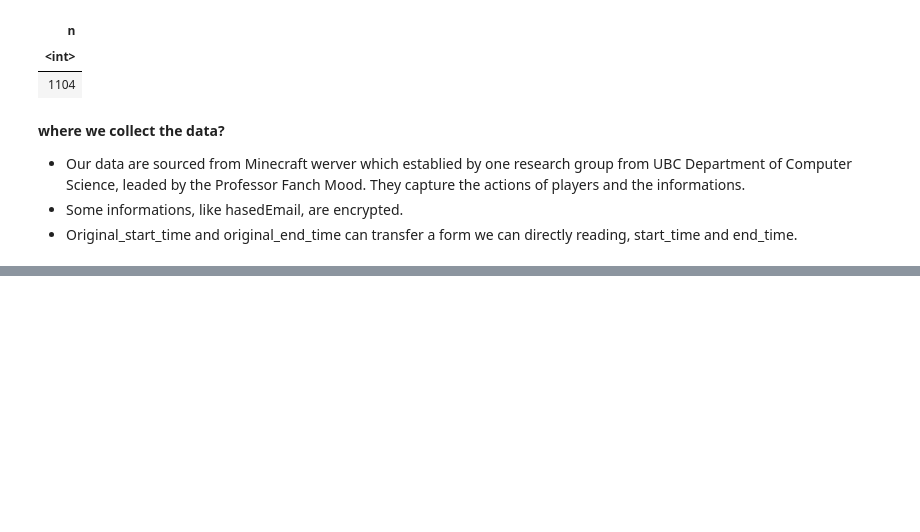
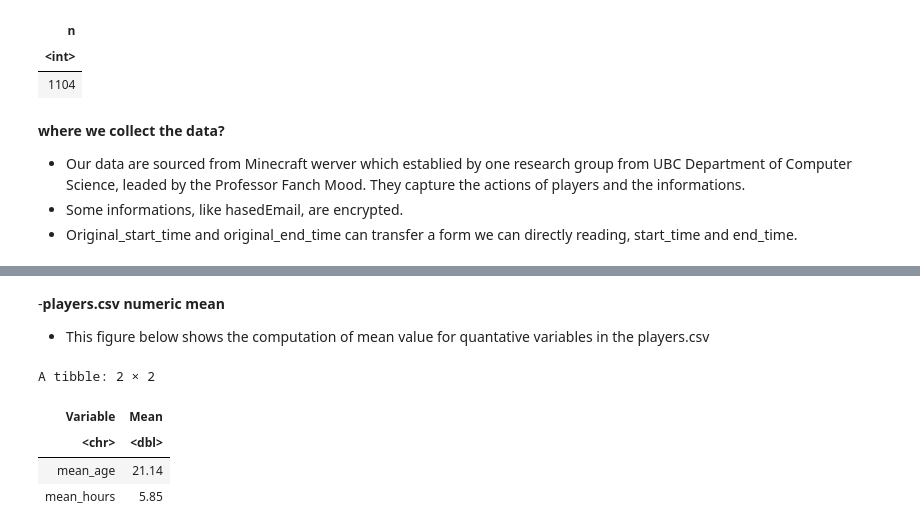
Before and after one commit to yunan-Deng/daci100_project_033_yunan_deng, a Jupyter notebook: individual_yunan_project.ipynb, the cells around one changed output, grey strips where cells are left out. Saved outputs shown, nothing was run; the diff lists cells and outputs as text; code cells hidden in the pictures; blank space fills up the shorter version.

```diff
--- a/individual_yunan_project.ipynb
+++ b/individual_yunan_project.ipynb
@@ -382,0 +397,23 @@ A tibble: 196 × 3
+# %% [markdown]
+-**players.csv numeric mean**
+
+- This figure below shows the computation of mean value for quantative variables in the players.csv
+# %%
+library(tidyverse)
+statical_value<-players|>
+   summarise( mean_age = round(mean(Age,na.rm = TRUE),2),
+              mean_hours = round(mean(played_hours,na.rm=TRUE),2))
+mean_table <- statical_value |>
+  pivot_longer(
+    cols = c(mean_age, mean_hours),
+    names_to = "Variable",
+    values_to = "Mean"
+  ) |>
+  as_tibble()
+mean_table
+# %% [output]
+A tibble: 2 × 2
+| Variable | Mean |
+| <chr> | <dbl> |
+| mean_age | 21.14 |
+| mean_hours | 5.85 |
```
Also changed, not shown: parts of 8 cells of this notebook.
